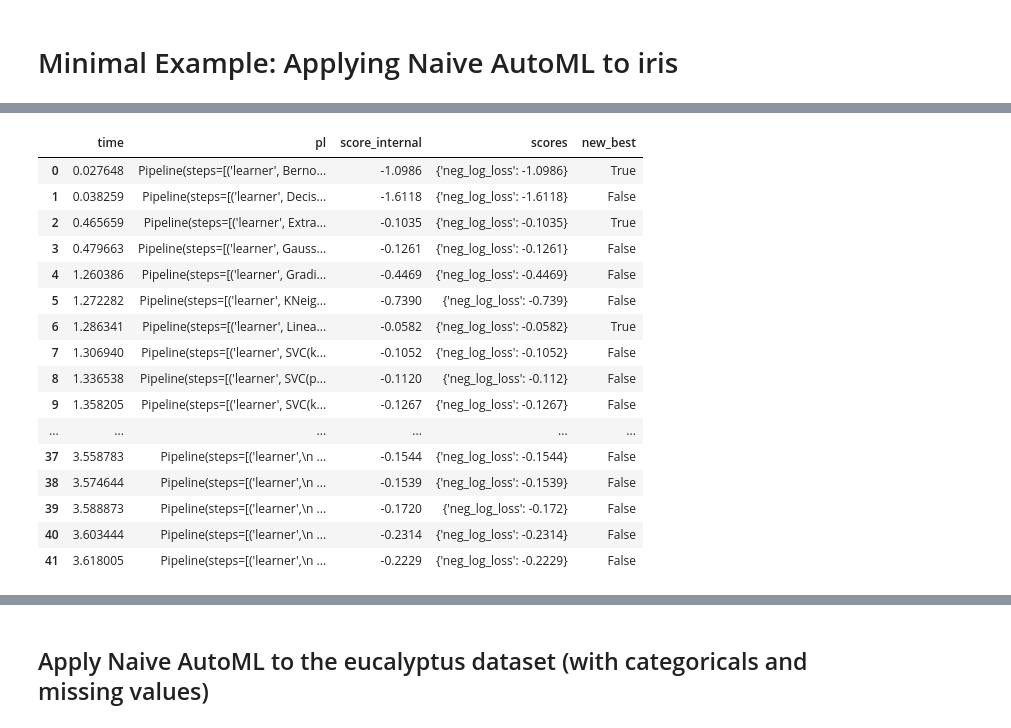
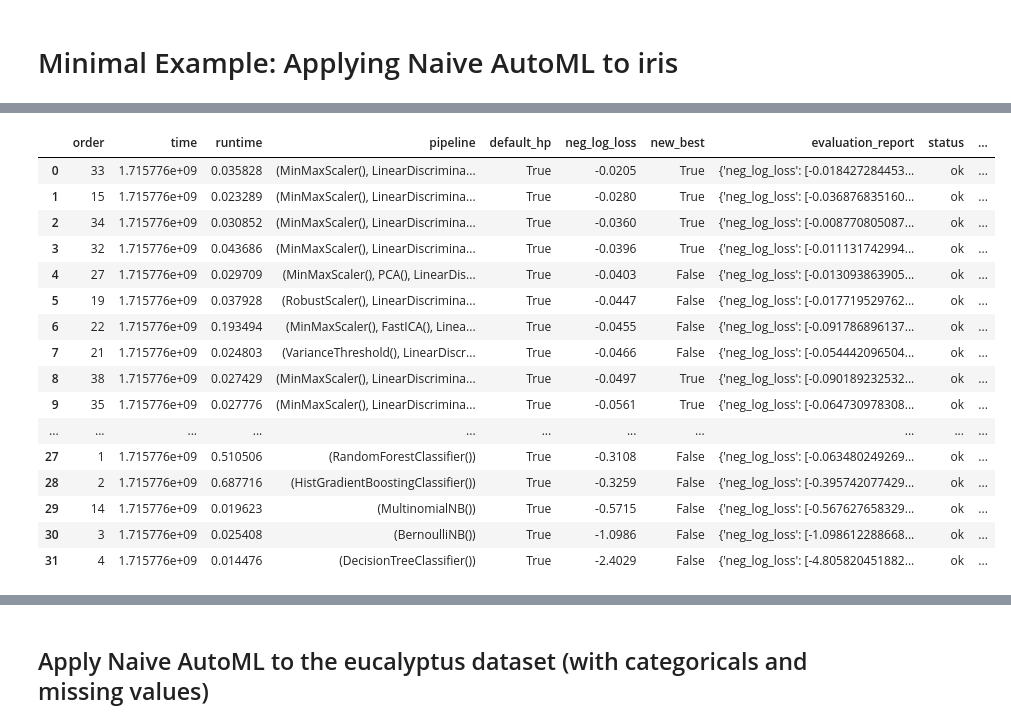
Before and after one commit to fmohr/naiveautoml, a Jupyter notebook: python/usage-example.ipynb, the cells around one changed output, grey strips where cells are left out. Drawn from its saved outputs; the diff is of its cells as text; code cells hidden in the pictures.

```diff
--- a/python/usage-example.ipynb
+++ b/python/usage-example.ipynb
@@ -19,23 +38,23 @@ Pipeline(steps=[('data-pre-processor', PowerTransformer()),
 # %%
-naml.history
+naml.leaderboard
 # %% [output]
-|  | time | pl | score_internal | scores | new_best |
-| 0 | 0.027648 | Pipeline(steps=[('learner', Berno... | -1.0986 | {'neg_log_loss': -1.0986} | True |
-| 1 | 0.038259 | Pipeline(steps=[('learner', Decis... | -1.6118 | {'neg_log_loss': -1.6118} | False |
-| 2 | 0.465659 | Pipeline(steps=[('learner', Extra... | -0.1035 | {'neg_log_loss': -0.1035} | True |
-| 3 | 0.479663 | Pipeline(steps=[('learner', Gauss... | -0.1261 | {'neg_log_loss': -0.1261} | False |
-| 4 | 1.260386 | Pipeline(steps=[('learner', Gradi... | -0.4469 | {'neg_log_loss': -0.4469} | False |
-| 5 | 1.272282 | Pipeline(steps=[('learner', KNeig... | -0.7390 | {'neg_log_loss': -0.739} | False |
-| 6 | 1.286341 | Pipeline(steps=[('learner', Linea... | -0.0582 | {'neg_log_loss': -0.0582} | True |
-| 7 | 1.306940 | Pipeline(steps=[('learner', SVC(k... | -0.1052 | {'neg_log_loss': -0.1052} | False |
-| 8 | 1.336538 | Pipeline(steps=[('learner', SVC(p... | -0.1120 | {'neg_log_loss': -0.112} | False |
-| 9 | 1.358205 | Pipeline(steps=[('learner', SVC(k... | -0.1267 | {'neg_log_loss': -0.1267} | False |
-| ... | ... | ... | ... | ... | ... |
-| 37 | 3.558783 | Pipeline(steps=[('learner',\n ... | -0.1544 | {'neg_log_loss': -0.1544} | False |
-| 38 | 3.574644 | Pipeline(steps=[('learner',\n ... | -0.1539 | {'neg_log_loss': -0.1539} | False |
-| 39 | 3.588873 | Pipeline(steps=[('learner',\n ... | -0.1720 | {'neg_log_loss': -0.172} | False |
-| 40 | 3.603444 | Pipeline(steps=[('learner',\n ... | -0.2314 | {'neg_log_loss': -0.2314} | False |
-| 41 | 3.618005 | Pipeline(steps=[('learner',\n ... | -0.2229 | {'neg_log_loss': -0.2229} | False |
+|  | order | time | runtime | pipeline | default_hp | neg_log_loss | new_best | evaluation_report | status | ... |
+| 0 | 33 | 1.715776e+09 | 0.035828 | (MinMaxScaler(), LinearDiscrimina... | True | -0.0205 | True | {'neg_log_loss': [-0.018427284453... | ok | ... |
+| 1 | 15 | 1.715776e+09 | 0.023289 | (MinMaxScaler(), LinearDiscrimina... | True | -0.0280 | True | {'neg_log_loss': [-0.036876835160... | ok | ... |
+| 2 | 34 | 1.715776e+09 | 0.030852 | (MinMaxScaler(), LinearDiscrimina... | True | -0.0360 | True | {'neg_log_loss': [-0.008770805087... | ok | ... |
+| 3 | 32 | 1.715776e+09 | 0.043686 | (MinMaxScaler(), LinearDiscrimina... | True | -0.0396 | True | {'neg_log_loss': [-0.011131742994... | ok | ... |
+| 4 | 27 | 1.715776e+09 | 0.029709 | (MinMaxScaler(), PCA(), LinearDis... | True | -0.0403 | False | {'neg_log_loss': [-0.013093863905... | ok | ... |
+| 5 | 19 | 1.715776e+09 | 0.037928 | (RobustScaler(), LinearDiscrimina... | True | -0.0447 | False | {'neg_log_loss': [-0.017719529762... | ok | ... |
+| 6 | 22 | 1.715776e+09 | 0.193494 | (MinMaxScaler(), FastICA(), Linea... | True | -0.0455 | False | {'neg_log_loss': [-0.091786896137... | ok | ... |
+| 7 | 21 | 1.715776e+09 | 0.024803 | (VarianceThreshold(), LinearDiscr... | True | -0.0466 | False | {'neg_log_loss': [-0.054442096504... | ok | ... |
+| 8 | 38 | 1.715776e+09 | 0.027429 | (MinMaxScaler(), LinearDiscrimina... | True | -0.0497 | True | {'neg_log_loss': [-0.090189232532... | ok | ... |
+| 9 | 35 | 1.715776e+09 | 0.027776 | (MinMaxScaler(), LinearDiscrimina... | True | -0.0561 | True | {'neg_log_loss': [-0.064730978308... | ok | ... |
+| ... | ... | ... | ... | ... | ... | ... | ... | ... | ... | ... |
+| 27 | 1 | 1.715776e+09 | 0.510506 | (RandomForestClassifier()) | True | -0.3108 | False | {'neg_log_loss': [-0.063480249269... | ok | ... |
+| 28 | 2 | 1.715776e+09 | 0.687716 | (HistGradientBoostingClassifier()) | True | -0.3259 | False | {'neg_log_loss': [-0.395742077429... | ok | ... |
+| 29 | 14 | 1.715776e+09 | 0.019623 | (MultinomialNB()) | True | -0.5715 | False | {'neg_log_loss': [-0.567627658329... | ok | ... |
+| 30 | 3 | 1.715776e+09 | 0.025408 | (BernoulliNB()) | True | -1.0986 | False | {'neg_log_loss': [-1.098612288668... | ok | ... |
+| 31 | 4 | 1.715776e+09 | 0.014476 | (DecisionTreeClassifier()) | True | -2.4029 | False | {'neg_log_loss': [-4.805820451882... | ok | ... |
 # %%
 import matplotlib.pyplot as plt
 
```
Also changed, not shown: parts of 12 cells of this notebook, 3 other files.
